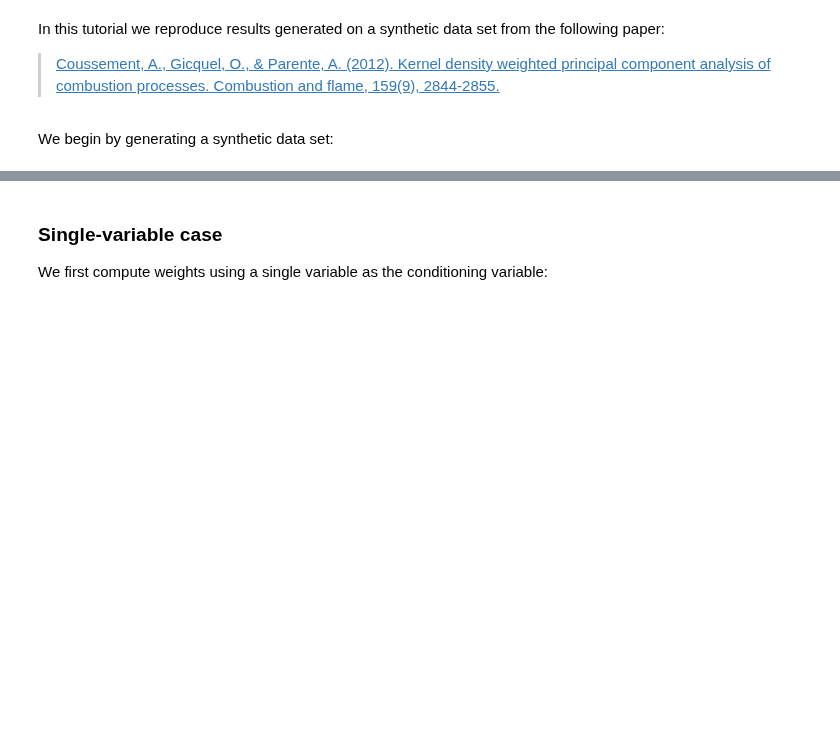
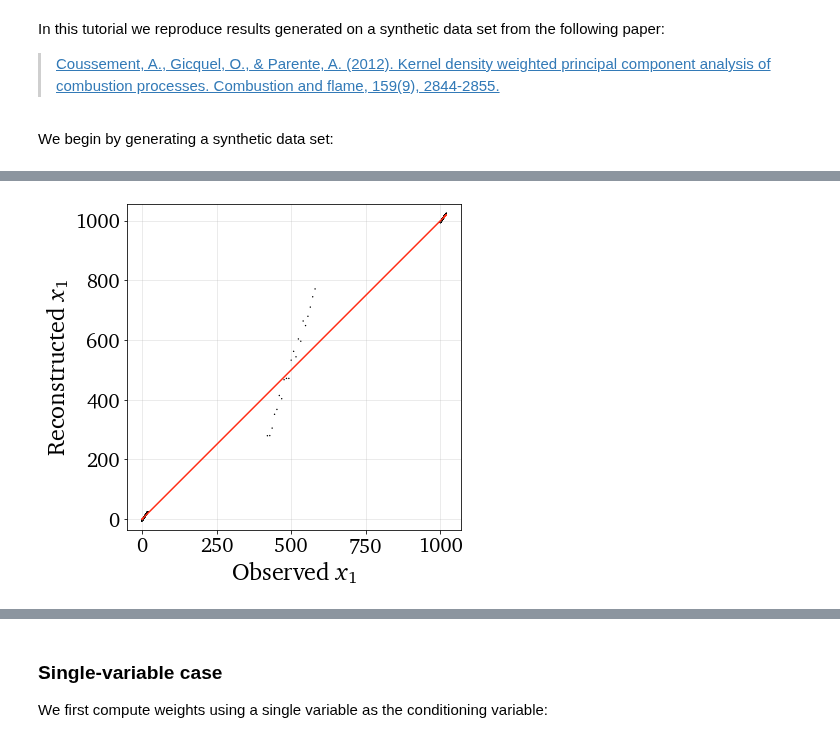
Before and after one commit to kamilazdybal/PCAfold, a Jupyter notebook: docs/tutorials/demo-data-manipulation.ipynb, the cells around one changed output, grey strips where cells are left out. Saved outputs shown, nothing was run; the diff lists cells and outputs as text; code cells hidden in the pictures; blank space fills up the shorter version.

```diff
--- a/docs/tutorials/demo-data-manipulation.ipynb
+++ b/docs/tutorials/demo-data-manipulation.ipynb
@@ -226,0 +236,5 @@ plt = reduction.plot_2d_manifold(X_cs, x_label='$x_1$', y_label='$x_2$')
+# %%
+if save_plots: save_filename = '../images/kernel-density-original-x1'
+plt = reduction.plot_parity(X[:,0], X_rec[:,0], x_label='Observed $x_1$', y_label='Reconstructed $x_1$', save_filename=save_filename)
+# %% [output]
+[figure, added]
```
Also changed, not shown: parts of 35 cells of this notebook, 9 other files.
